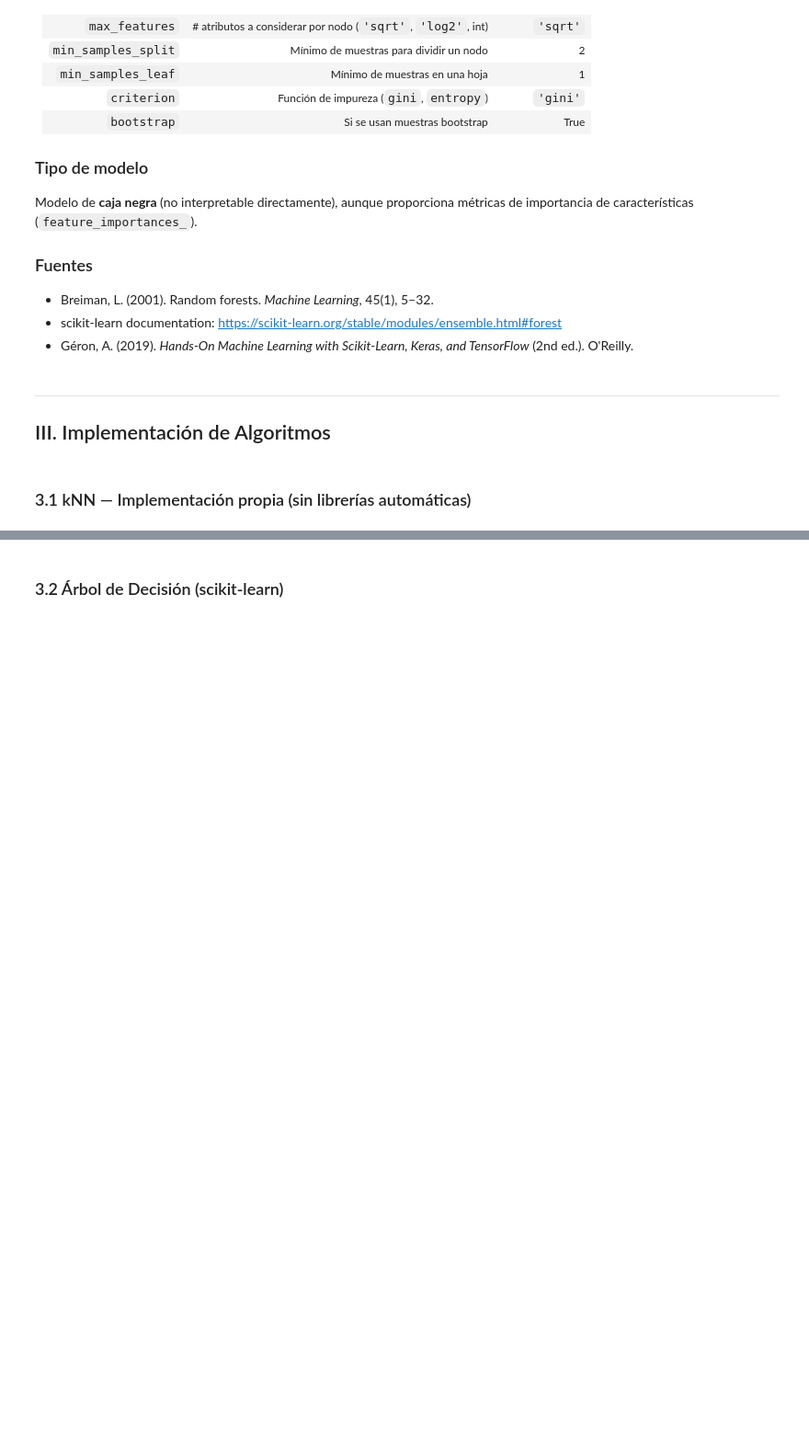
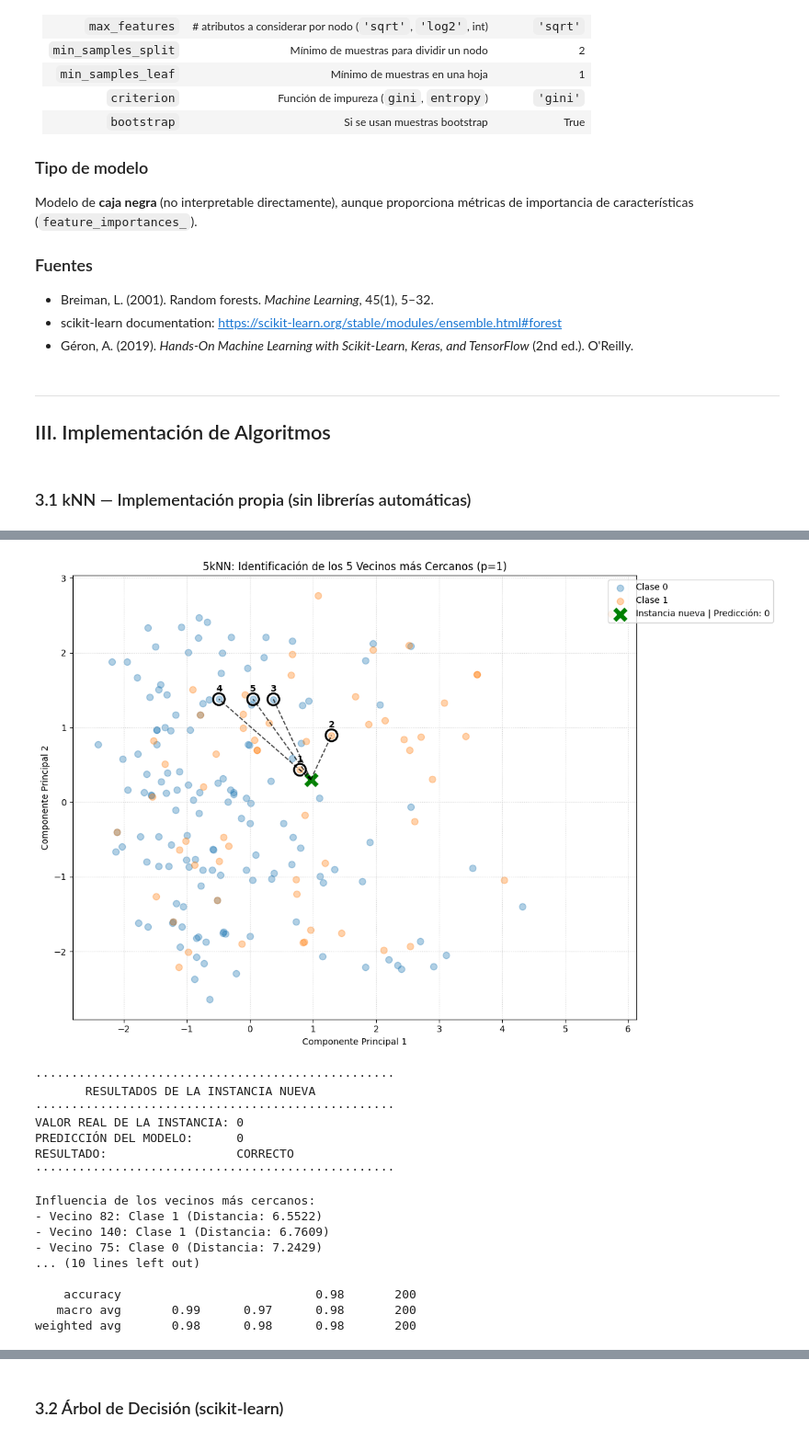
Before and after one commit to iiRoy/Development-of-advanced-computer-science-applications, a Jupyter notebook: Lab 2.2 Supervized Learning/Actividad_Aprendizaje_Supervisado.ipynb, the cells around one changed output, grey strips where cells are left out. Shown at 92% size. Cells and saved outputs as stored; diff of their text form; code cells hidden in the pictures; blank space fills up the shorter version.

```diff
--- a/Lab 2.2 Supervized Learning/Actividad_Aprendizaje_Supervisado.ipynb
+++ b/Lab 2.2 Supervized Learning/Actividad_Aprendizaje_Supervisado.ipynb
@@ -606,0 +317,12 @@ Vecinos más cercanos:
+# %%
+def distancia_minkowski(x1, x2, p=2):
+    suma = 0
+
+    for i in range(len(x1)):
+        valor_1 = float(x1[i])
+        valor_2 = float(x2[i])
+        diferencia = abs(valor_1 - valor_2)
+        suma += diferencia ** p
+
+    distancia = suma ** (1 / p)
+    return distancia
@@ -606,0 +596,62 @@ Vecinos más cercanos:
+# %%
+# Datos corregidos solo para kNN.
+X_train_knn, X_test_knn, scaler_knn, medianas_knn = preparar_datos_knn(X_train, X_test)
+"""
+p = 1 -> Manhattan
+p = 2 -> Euclidiana
+p > 2 -> Minkowski general
+"""
+penalizacion_dist = 1
+"""
+Definición de cuántos vecinos se van a evaluar
+"""
+vecinos = 5
+"""
+Decidir la importancia de la cercanía al punto electo.
+"""
+pond = True
+
+# Predicción con kNN propio.
+y_pred_train_knn = predecir_knn(
+    X_train_knn,
+    X_train_knn,
+    y_train,
+    k=vecinos,
+    p=penalizacion_dist,
+    ponderado=pond
+)
+
+# 1. Definir qué instancia de prueba queremos ver (por ejemplo, la 20)
+idx = 50
+x_nuevo = X_test.iloc[idx].values.tolist()
+valReal = y_test.iloc[idx] # Ground truth de esa instancia
+
+graficar_knn(
+    x_nuevo,
+    X_train_knn,
+    y_train,
+    y_pred_train_knn,
+    valReal,
+    k=vecinos,
+    p=penalizacion_dist,
+    ponderado=pond
+)
+# %% [output]
+[figure, added]
+··················································
+       RESULTADOS DE LA INSTANCIA NUEVA
+··················································
+VALOR REAL DE LA INSTANCIA: 0
+PREDICCIÓN DEL MODELO:      0
+RESULTADO:                  CORRECTO
+··················································
+
+Influencia de los vecinos más cercanos:
+- Vecino 82: Clase 1 (Distancia: 6.5522)
+- Vecino 140: Clase 1 (Distancia: 6.7609)
+- Vecino 75: Clase 0 (Distancia: 7.2429)
+... (10 lines left out)
+
+    accuracy                           0.98       200
+   macro avg       0.99      0.97      0.98       200
+weighted avg       0.98      0.98      0.98       200
```
Also changed, not shown: parts of 31 cells of this notebook, 2 other files.
